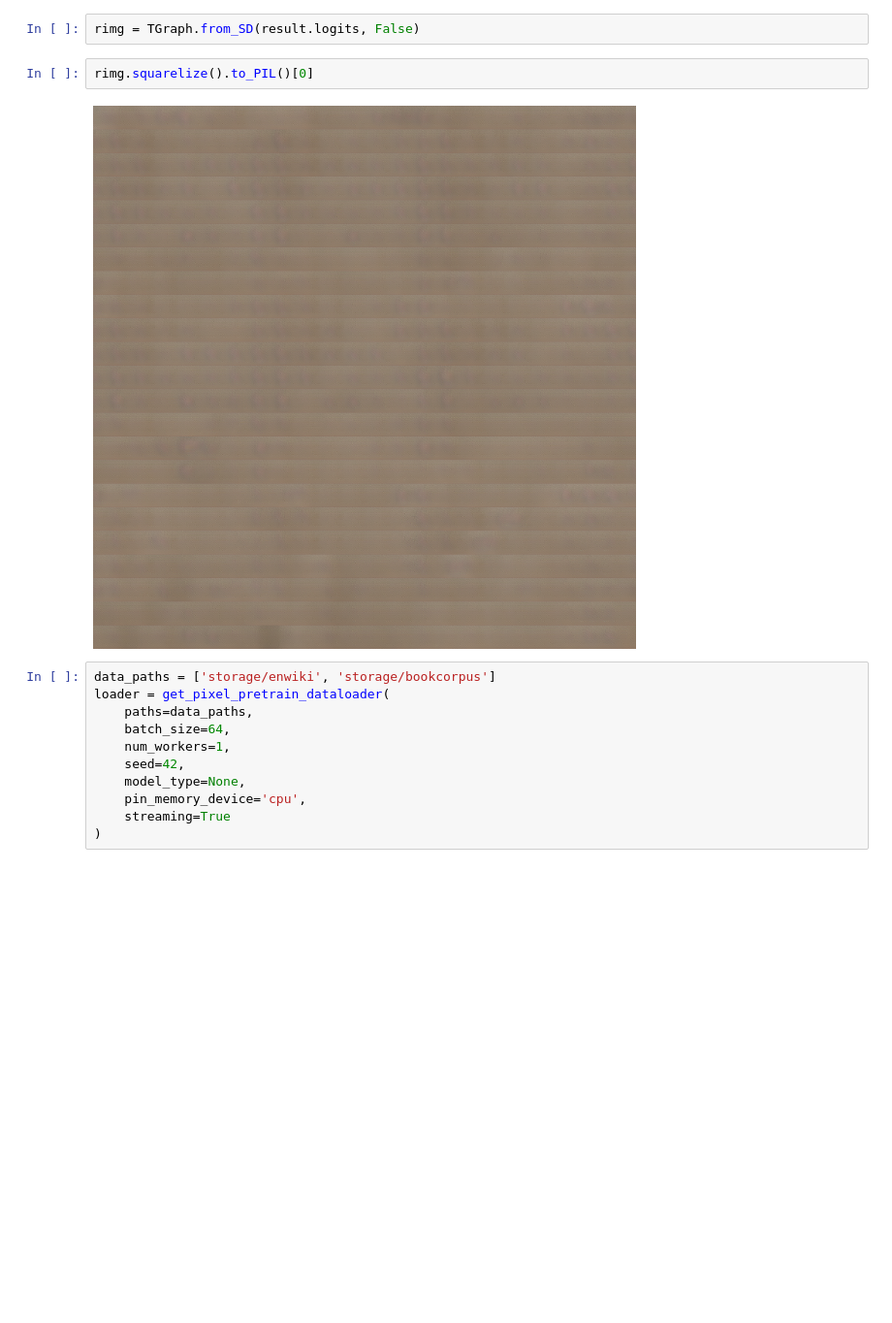
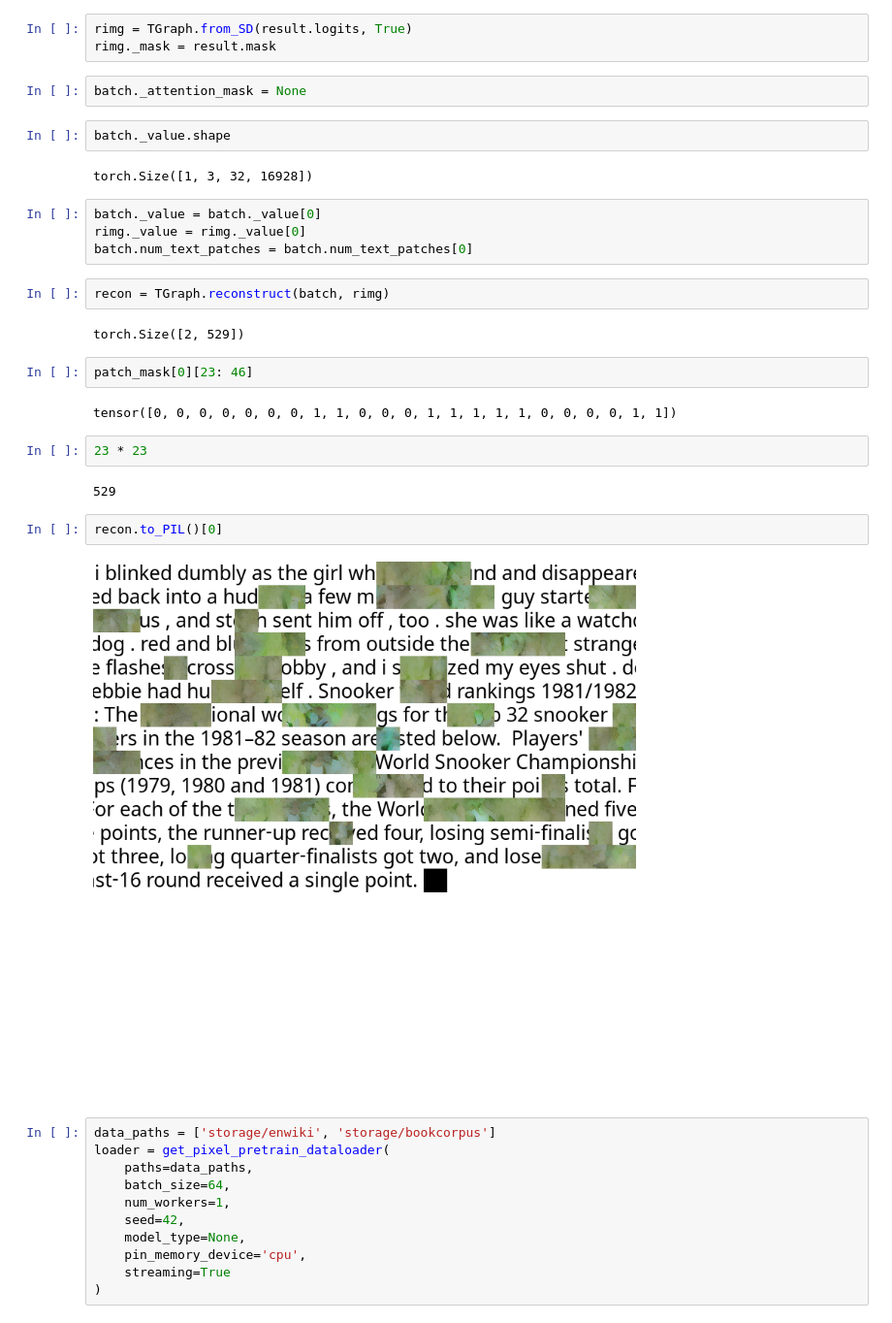
Before and after one commit to april-tools/pixar, a Jupyter notebook: parallel_render.ipynb, the cells around one changed output. Shown: that part at 97% size. Saved outputs shown, nothing was run; the diff lists cells and outputs as text; blank space fills up the shorter version.

```diff
--- a/parallel_render.ipynb
+++ b/parallel_render.ipynb
@@ -30,9 +176,32 @@ result = model.forward(pixel_values.unsqueeze(0), attention_mask.unsqueeze(0))
 # %%
-rimg = TGraph.from_SD(result.logits, False)
+rimg = TGraph.from_SD(result.logits, True)
+rimg._mask = result.mask
+# %%
+batch._attention_mask = None
+# %%
+batch._value.shape
+# %% [output]
+torch.Size([1, 3, 32, 16928])
+# %%
+batch._value = batch._value[0]
+rimg._value = rimg._value[0]
+batch.num_text_patches = batch.num_text_patches[0]
+# %%
+recon = TGraph.reconstruct(batch, rimg)
+# %% [output]
+torch.Size([2, 529])
+# %%
+patch_mask[0][23: 46]
+# %% [output]
+tensor([0, 0, 0, 0, 0, 0, 0, 1, 1, 0, 0, 0, 1, 1, 1, 1, 1, 0, 0, 0, 0, 1, 1])
+# %%
+23 * 23
+# %% [output]
+529
 # %%
-rimg.squarelize().to_PIL()[0]
+recon.to_PIL()[0]
 # %% [output]
-[figure, old version]
+[figure, new version]
 # %%
 data_paths = ['storage/enwiki', 'storage/bookcorpus']
 loader = get_pixel_pretrain_dataloader(
```
Also changed, not shown: parts of 28 cells of this notebook, 9 other files.
